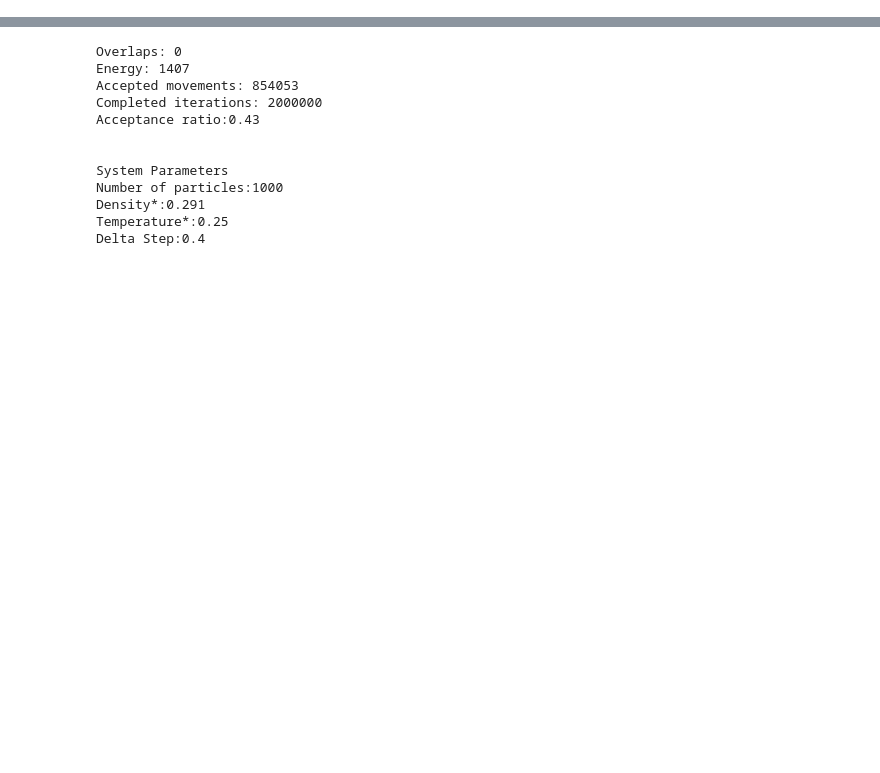
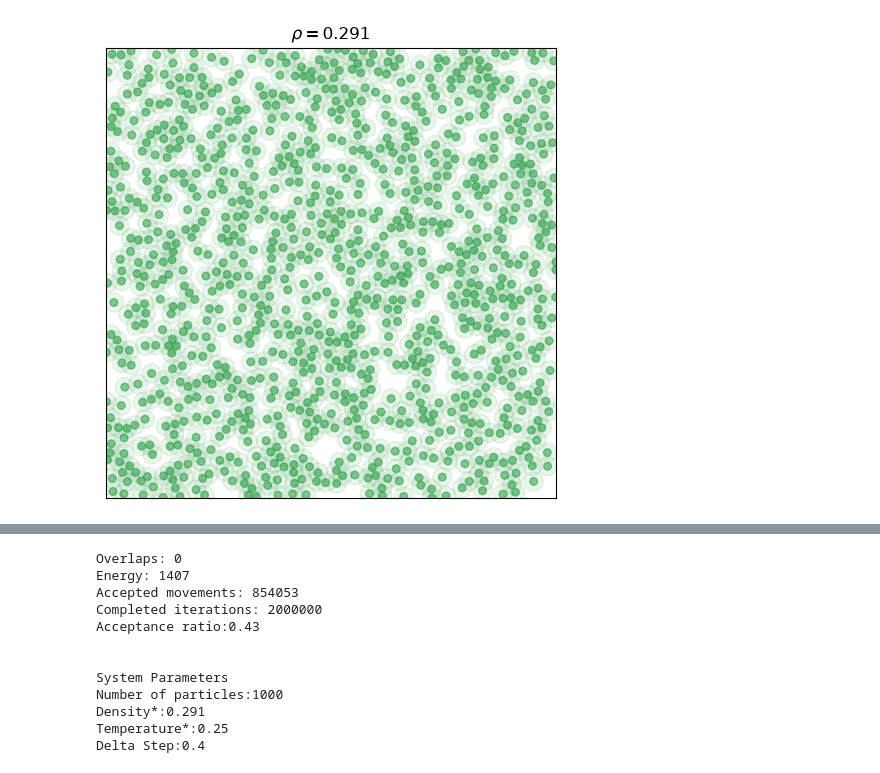
Before and after one commit to Milou-v/BERN01-Groupwork, a Jupyter notebook: temp.ipynb, the cells around one changed output, grey strips where cells are left out. Cells and saved outputs as stored; diff of their text form; code cells hidden in the pictures; blank space fills up the shorter version.

```diff
--- a/temp.ipynb
+++ b/temp.ipynb
@@ -20,0 +39,4 @@ R_temp_drop_starter = coldstart.R
+# %%
+coldstart= Particles_2D(N=100,density=0.291,temperature=0.1,R=R,delta_step=0.4)
+# %%
+coldstart.run_mc(max_iter=2*(10**6),equilibrium=True,delta_optim=False)
@@ -20,0 +45,4 @@ R_temp_drop_starter = coldstart.R
+# %%
+coldstart.scatter()
+# %% [output]
+[figure, added]
```
Also changed, not shown: parts of 11 cells of this notebook, 1 other file.
